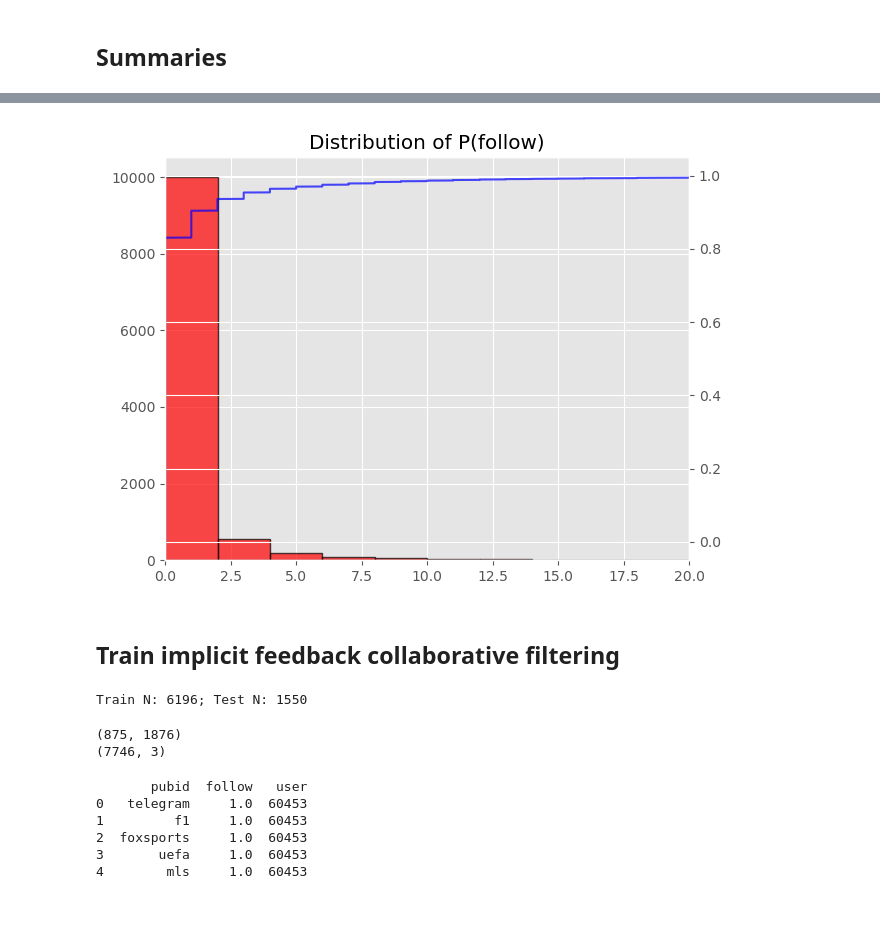
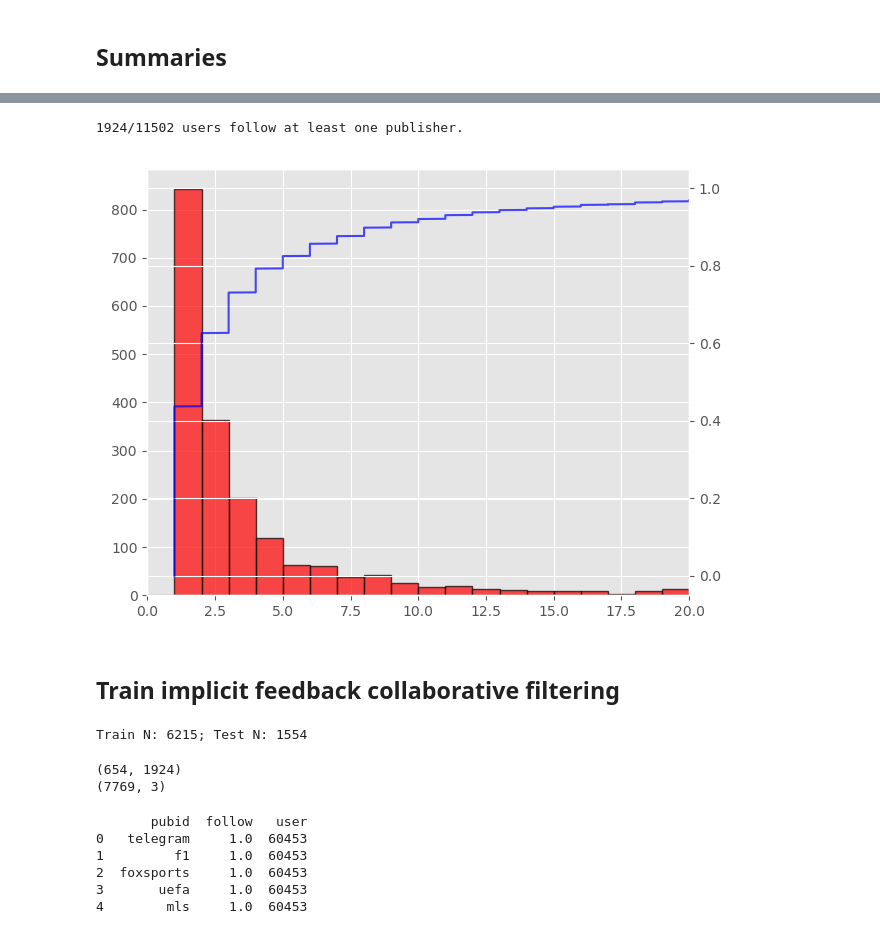
Before and after one commit to alexmoehring/PrivacyPenalties, a Jupyter notebook: scripts/twitter_recommendations.ipynb, the cells around one changed output, grey strips where cells are left out. Saved outputs shown, nothing was run; the diff lists cells and outputs as text; code cells hidden in the pictures.

```diff
--- a/scripts/twitter_recommendations.ipynb
+++ b/scripts/twitter_recommendations.ipynb
@@ -22,6 +22,8 @@ print(pubs.head())
 
 # filter a few
 pubs = pubs.loc[pubs.single_twitter_handle != 'barackobama']
+pubs = pubs.loc[pubs.num_followers > 100000]
+print(list(pubs.single_twitter_handle))
 # %% [output]
      canonical  twitter_id  hardScoreSum  numHardArticles  numArticles  \
 0   10best.com  17389704.0   4353.245115             2277        19437
@@ -109,20 +125,23 @@ Image(filename=('./temp/tmp.png'))
 # %%
 # first plot distribution of who follows who
 user_num_pubs = wide_df.fillna(0).sum(axis=1)
+user_num_pubs = user_num_pubs[user_num_pubs > 0]
+print('{0}/{1} users follow at least one publisher.'.format(len(user_num_pubs), len(wide_df)))
 
 ResearchTools.ChartTools.plot_histogram_with_cdf(
     series=user_num_pubs,
     pickle_fig=False,
-    fn='./temp/tmp.png',
+    fn='./temp/user_num_pubs.png',
     show_graph=False,
-    name='Distribution of P(follow)',
+    name='',
     rng=(0,20),
     xlabel='',
-    nbins=10
+    nbins=20
 )
-Image(filename=('./temp/tmp.png'))
+Image(filename=('./temp/user_num_pubs.png'))
 # %% [output]
+1924/11502 users follow at least one publisher.
-[figure, old version]
+[figure, new version]
 # %% [markdown]
 ## Train implicit feedback collaborative filtering
 # %%
@@ -134,14 +153,15 @@ train = df.loc[df.index.isin(train_ids)]
 test = df.loc[~df.index.isin(train_ids)]
 print('Train N: {0}; Test N: {1}'.format(len(train), len(test)))
 # %% [output]
-Train N: 6196; Test N: 1550
+Train N: 6215; Test N: 1554
 # %%
-sparse_df = sparse.coo_matrix((train.follow,
+alpha = 100
+sparse_df = sparse.coo_matrix((train.follow * alpha,
                                (train.pubid.cat.codes,
                                 train.user.cat.codes)))
 print(sparse_df.shape)
 print(long_df.shape)
 # %% [output]
-(875, 1876)
-(7746, 3)
+(654, 1924)
+(7769, 3)
 # %%
```
Also changed, not shown: parts of 14 cells of this notebook, 11 other files.
